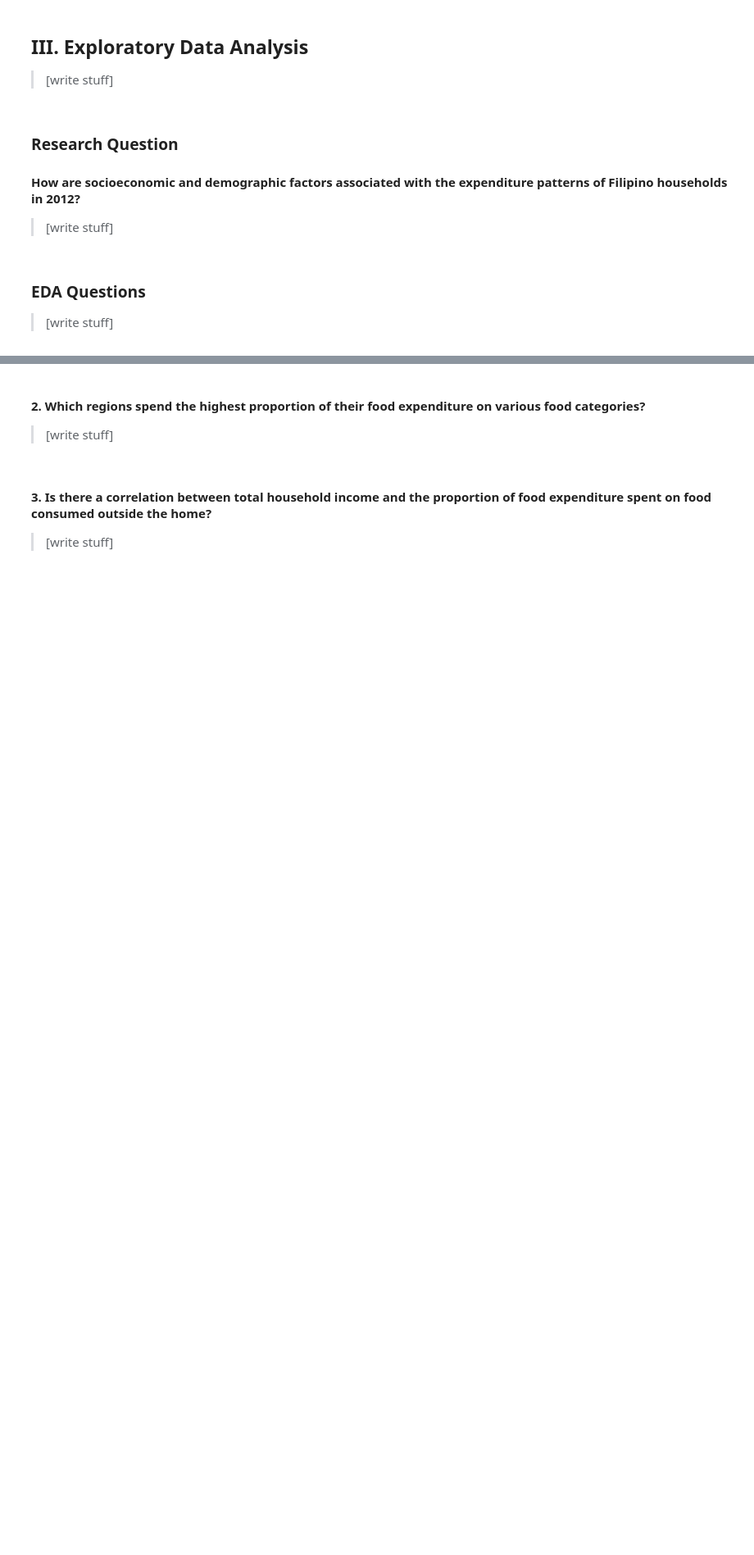
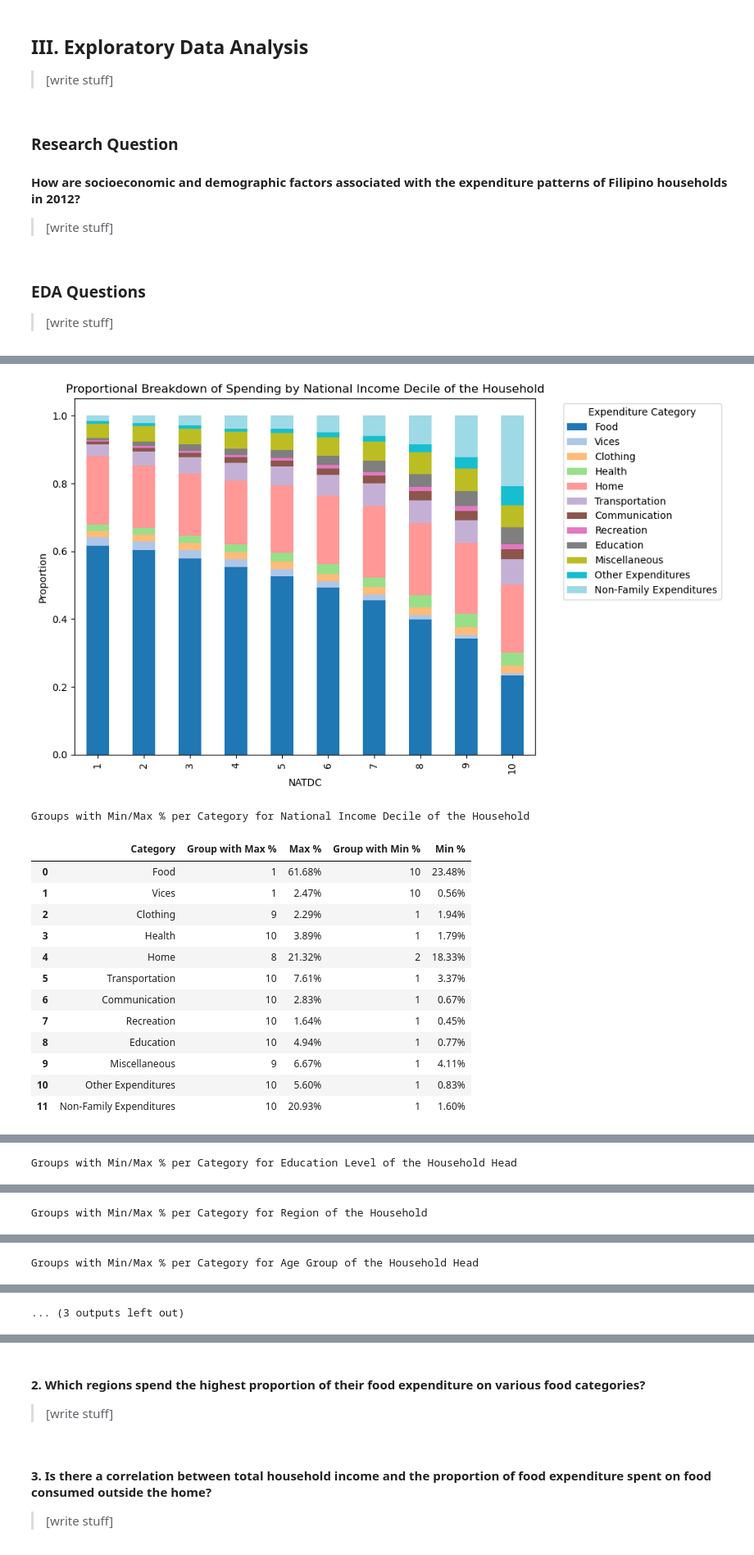
Before and after one commit to qu1r0ra/psa-dataset-analysis, a Jupyter notebook: fie-analysis.ipynb, the cells around one changed output, grey strips where cells are left out. Shown at 82% size. Saved outputs shown, nothing was run; the diff lists cells and outputs as text; code cells hidden in the pictures; blank space fills up the shorter version.

```diff
--- a/fie-analysis.ipynb
+++ b/fie-analysis.ipynb
@@ -331,2 +448,15 @@ Looking great! We can now proceed with EDA.
 # %%
-# TODO: Will work on this soon - CJ
+major_expenditure_categories = {
+    'Food'                      : 'T_FOOD',
+    'Vices'                     : 'T_VICES',
+    'Clothing'                  : 'T_CLOTH',
+    'Health'                    : 'T_HEALTH',
+    'Home'                      : 'T_HOME',
+    'Transportation'            : 'T_TRANSPORT',
+    'Communication'             : 'T_COMMUNICATION',
+    'Recreation'                : 'T_RECREATION',
+    'Education'                 : 'T_EDUCATION',
+    'Miscellaneous'             : 'T_MISCELLANEOUS',
+    'Other Expenditures'        : 'T_OTHER_EXPENDITURE',
+    'Non-Family Expenditures'   : 'T_OTHER_DISBURSEMENT'
+}
@@ -332,0 +503,51 @@ Looking great! We can now proceed with EDA.
+# %%
+for title, col in factors.items():
+    # Plot stacked bar chart
+    plot_stacked_bar(
+        df,
+        group_col=col,
+        category_dict=major_expenditure_categories,
+        normalize=True,
+        title=f"Proportional Breakdown of Spending by {title}"
+    )
+
+    # Compute proportion per group
+    grouped = df.groupby(col)[list(major_expenditure_categories.values())].sum()
+    proportions = grouped.div(grouped.sum(axis=1), axis=0)
+
+    # Build summary of min/max per category
+    summary = {
+        "Category": [],
+        "Group with Max %": [],
+        "Max %": [],
+        "Group with Min %": [],
+        "Min %": []
+    }
+
+    for category, col_name in major_expenditure_categories.items():
+        col_vals = proportions[col_name]
+        summary["Category"].append(category)
+        summary["Group with Max %"].append(col_vals.idxmax())
+        summary["Max %"].append(col_vals.max())
+        summary["Group with Min %"].append(col_vals.idxmin())
+        summary["Min %"].append(col_vals.min())
+
+    # Display table
+    summary_df = pd.DataFrame(summary)
+    display(summary_df.style.set_caption(f"Groups with Min/Max % per Category for {title}").format({'Max %': '{:.2%}', 'Min %': '{:.2%}'}))
+# %% [output]
+[figure, added]
+Groups with Min/Max % per Category for National Income Decile of the Household
+|  | Category | Group with Max % | Max % | Group with Min % | Min % |
+| 0 | Food | 1 | 61.68% | 10 | 23.48% |
+| 1 | Vices | 1 | 2.47% | 10 | 0.56% |
+| 2 | Clothing | 9 | 2.29% | 1 | 1.94% |
+| 3 | Health | 10 | 3.89% | 1 | 1.79% |
+| 4 | Home | 8 | 21.32% | 2 | 18.33% |
+| 5 | Transportation | 10 | 7.61% | 1 | 3.37% |
+| 6 | Communication | 10 | 2.83% | 1 | 0.67% |
+| 7 | Recreation | 10 | 1.64% | 1 | 0.45% |
+| 8 | Education | 10 | 4.94% | 1 | 0.77% |
+| 9 | Miscellaneous | 9 | 6.67% | 1 | 4.11% |
+| 10 | Other Expenditures | 10 | 5.60% | 1 | 0.83% |
+| 11 | Non-Family Expenditures | 10 | 20.93% | 1 | 1.60% |
@@ -332,0 +555 @@ Looking great! We can now proceed with EDA.
+Groups with Min/Max % per Category for Education Level of the Household Head
@@ -332,0 +570 @@ Looking great! We can now proceed with EDA.
+Groups with Min/Max % per Category for Region of the Household
@@ -332,0 +585 @@ Looking great! We can now proceed with EDA.
+Groups with Min/Max % per Category for Age Group of the Household Head
@@ -332,0 +599 @@ Looking great! We can now proceed with EDA.
+... (3 outputs left out)
```
Also changed, not shown: parts of 31 cells of this notebook.
